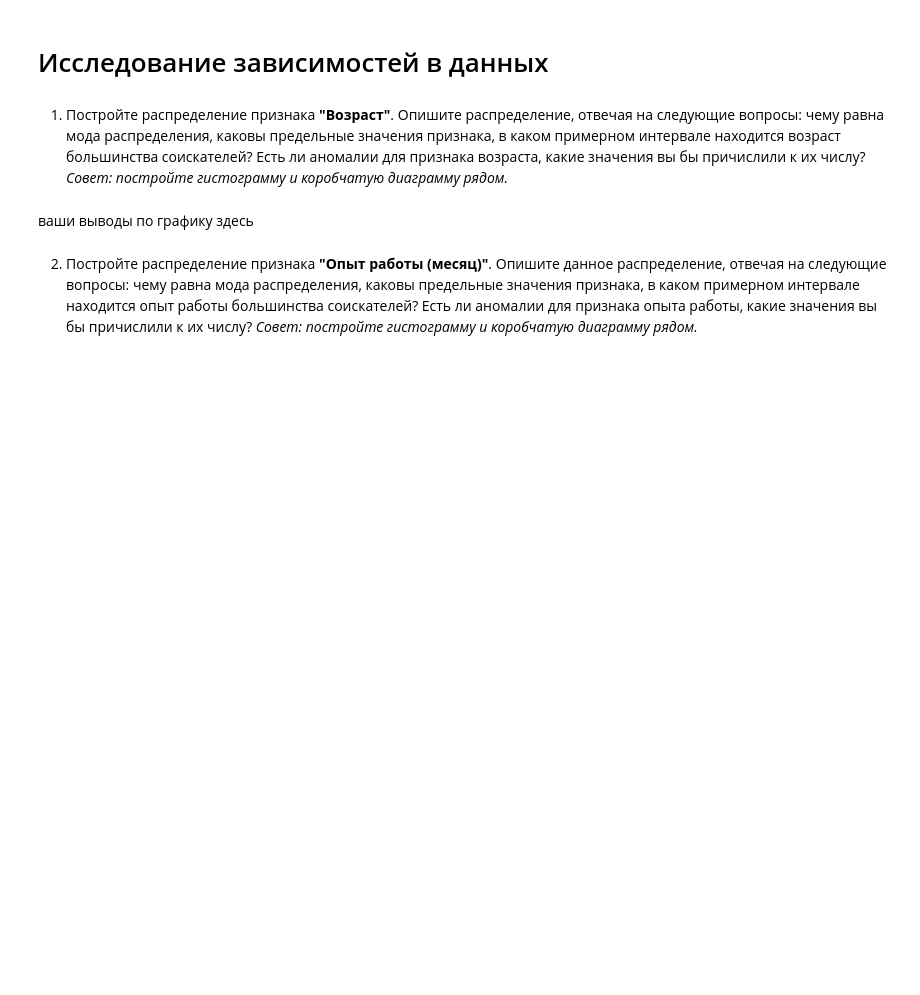
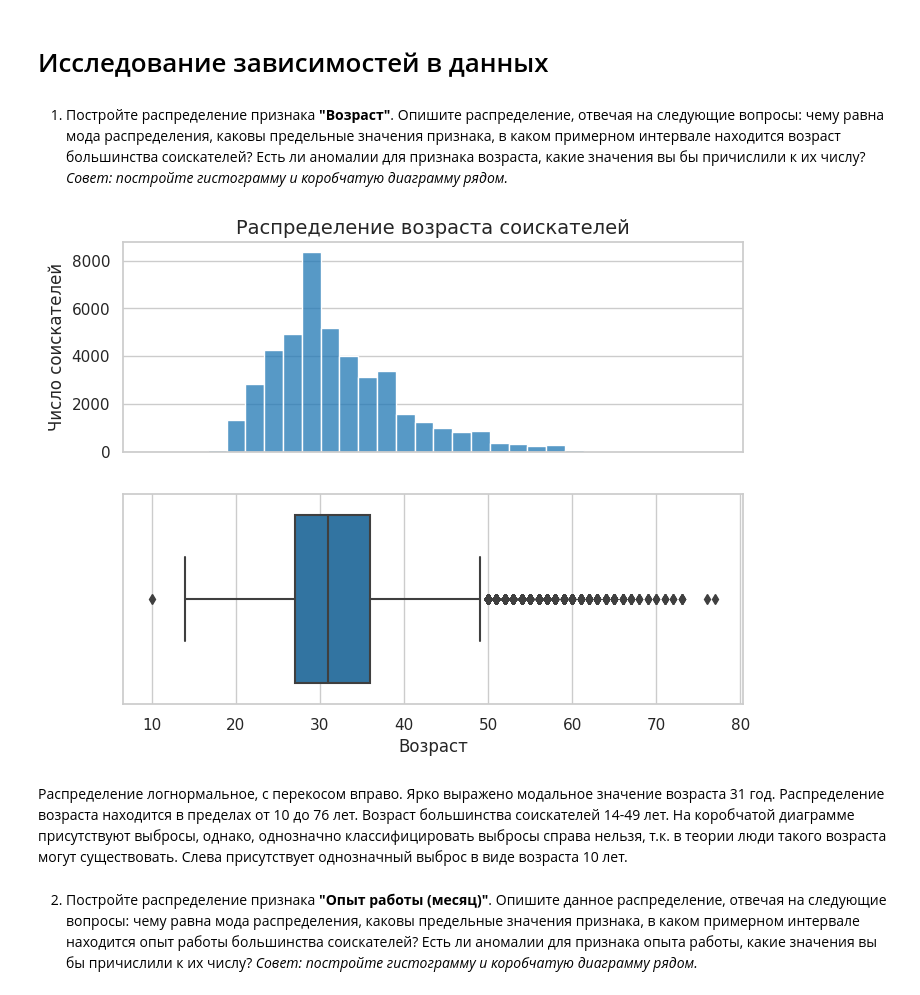
Before and after one commit to sawtoothpulse/project_1, a Jupyter notebook: project_1.ipynb, the cells around one changed output. Saved outputs shown, nothing was run; the diff lists cells and outputs as text; code cells hidden in the pictures; blank space fills up the shorter version.

```diff
--- a/project_1.ipynb
+++ b/project_1.ipynb
@@ -341,9 +333,32 @@ memory usage: 5.7+ MB
 1. Постройте распределение признака **"Возраст"**. Опишите распределение, отвечая на следующие вопросы: чему равна мода распределения, каковы предельные значения признака, в каком примерном интервале находится возраст большинства соискателей? Есть ли аномалии для признака возраста, какие значения вы бы причислили к их числу?
 *Совет: постройте гистограмму и коробчатую диаграмму рядом.*
 # %%
-# ваш код здесь
+hh = pd.read_csv(r'/home/dmg-01/head_hunter/head_hunter.csv', sep=';', index_col='Unnamed: 0')
+hh.head(0)
+sns.set_style('whitegrid')
+sns.set_context('notebook')
+plt.figure(figsize=(8, 6))
+plt.subplot(211)
+sns.histplot(
+    data=hh,
+    x='Возраст',
+    bins=30,
+);
+plt.xticks([])
+plt.xlabel(None)
+
+plt.ylabel('Число соискателей')
+plt.title('Распределение возраста соискателей', fontsize=14)
+plt.subplot(212)
+sns.boxplot(
+    data=hh,
+    x='Возраст'
+);
+plt.xlabel('Возраст');
+# %% [output]
+[figure, added]
 # %% [markdown]
-ваши выводы по графику здесь
+Распределение логнормальное, с перекосом вправо. Ярко выражено модальное значение возраста 31 год. Распределение возраста находится в пределах от 10 до 76 лет. Возраст большинства соискателей 14-49 лет. На коробчатой диаграмме присутствуют выбросы, однако, однозначно классифицировать выбросы справа нельзя, т.к. в теории люди такого возраста могут существовать. Слева присутствует однозначный выброс в виде возраста 10 лет.
 # %% [markdown]
 2. Постройте распределение признака **"Опыт работы (месяц)"**. Опишите данное распределение, отвечая на следующие вопросы: чему равна мода распределения, каковы предельные значения признака, в каком примерном интервале находится опыт работы большинства соискателей? Есть ли аномалии для признака опыта работы, какие значения вы бы причислили к их числу?
 *Совет: постройте гистограмму и коробчатую диаграмму рядом.*
```
Also changed, not shown: parts of 35 cells of this notebook.
